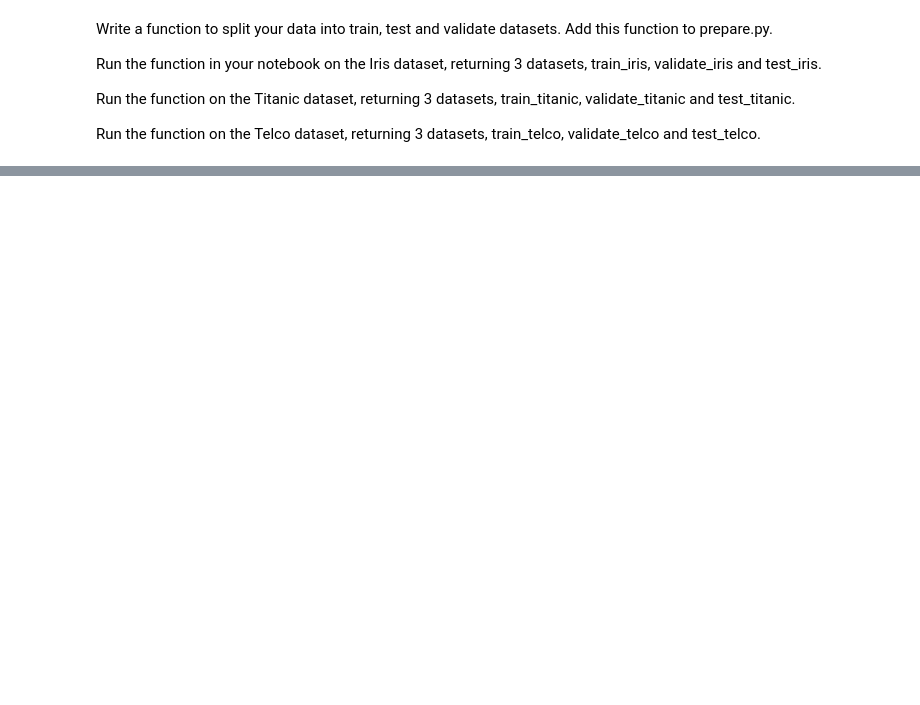
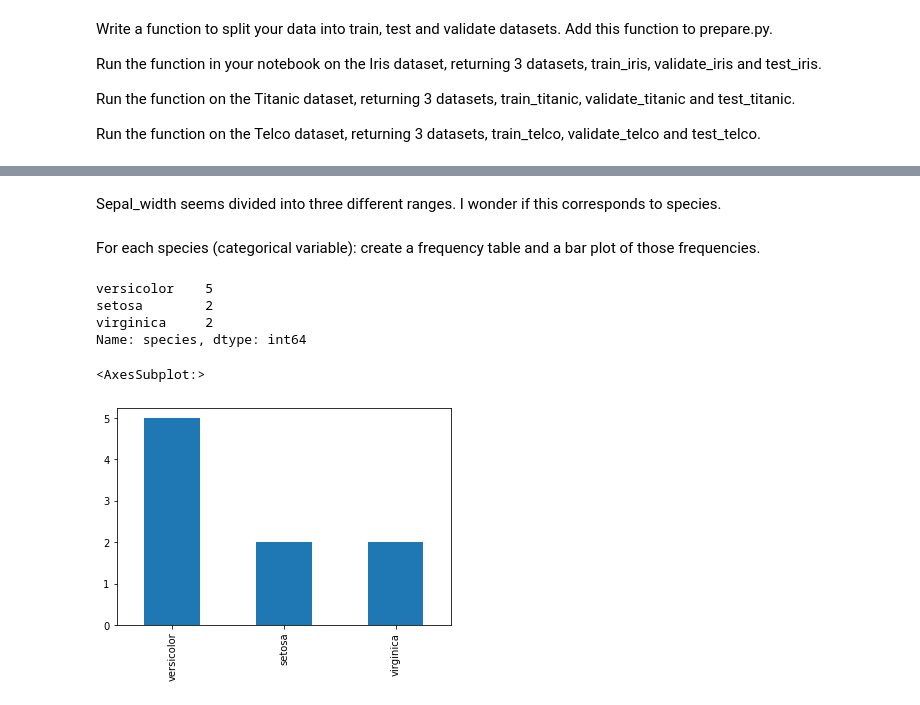
Before and after one commit to richie-p-meyer/classification-exercises, a Jupyter notebook: classification_exercises.ipynb, the cells around one changed output, grey strips where cells are left out. Saved outputs shown, nothing was run; the diff lists cells and outputs as text; code cells hidden in the pictures; blank space fills up the shorter version.

```diff
--- a/classification_exercises.ipynb
+++ b/classification_exercises.ipynb
@@ -258,0 +315,16 @@ pd.set_option('display.max_columns', None)
+# %% [markdown]
+Sepal_width seems divided into three different ranges. I wonder if this corresponds to species.
+# %% [markdown]
+For each species (categorical variable): create a frequency table and a bar plot of those frequencies.
+# %%
+test_iris.species.value_counts()
+# %% [output]
+versicolor    5
+setosa        2
+virginica     2
+Name: species, dtype: int64
+# %%
+test_iris.species.value_counts().plot(kind='bar')
+# %% [output]
+<AxesSubplot:>
+[figure, added]
```
Also changed, not shown: parts of 31 cells of this notebook, 1 other file.
